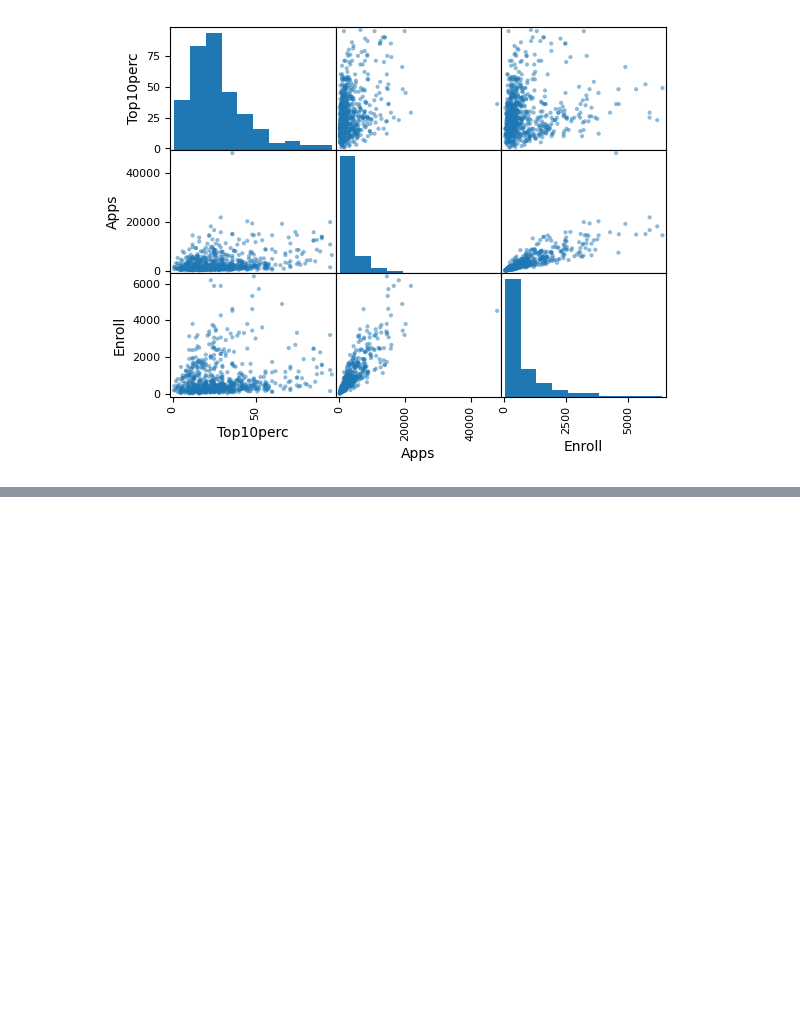
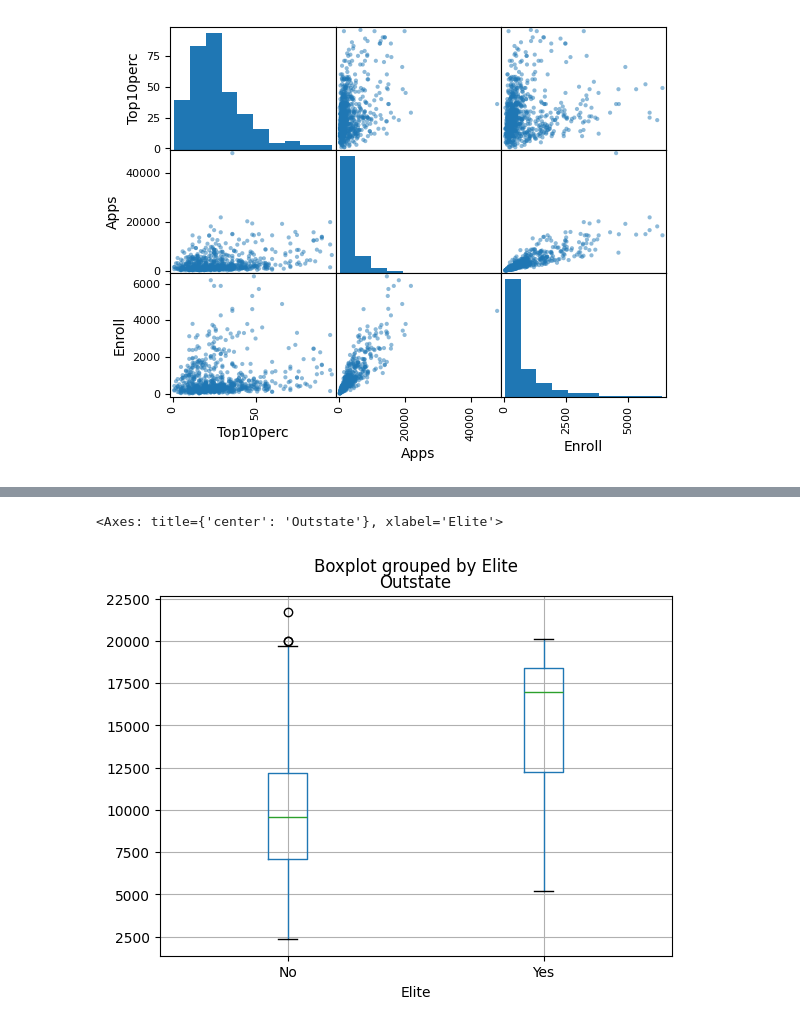
Before and after one commit to Adamhedlund/Databehandling-Adam-Hedlund, a Jupyter notebook: Labb/Labb.ipynb, the cells around one changed output, grey strips where cells are left out. Saved outputs shown, nothing was run; the diff lists cells and outputs as text; code cells hidden in the pictures; blank space fills up the shorter version.

Commit message:
Gjorde fler labb-uppgifter

```diff
--- a/Labb/Labb.ipynb
+++ b/Labb/Labb.ipynb
@@ -52,0 +73,8 @@ plt.show()
+# %%
+# Uppgift F)
+
+college["Elite"]= pd.cut(college["Top10perc"], [0,50,100], labels=["No", "Yes"])
+college.boxplot("Outstate","Elite")
+# %% [output]
+<Axes: title={'center': 'Outstate'}, xlabel='Elite'>
+[figure, added]
```
Also changed, not shown: parts of 4 cells of this notebook.
